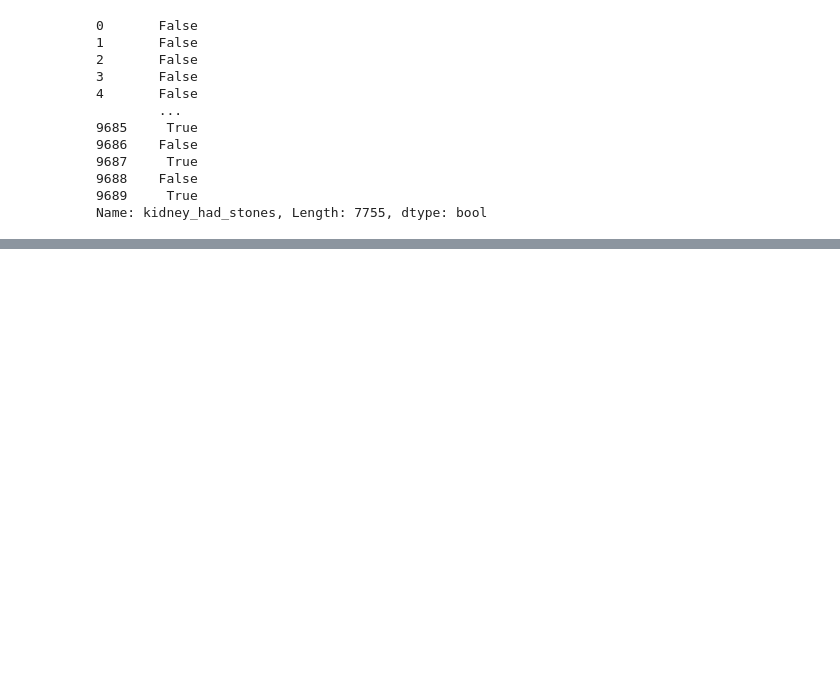
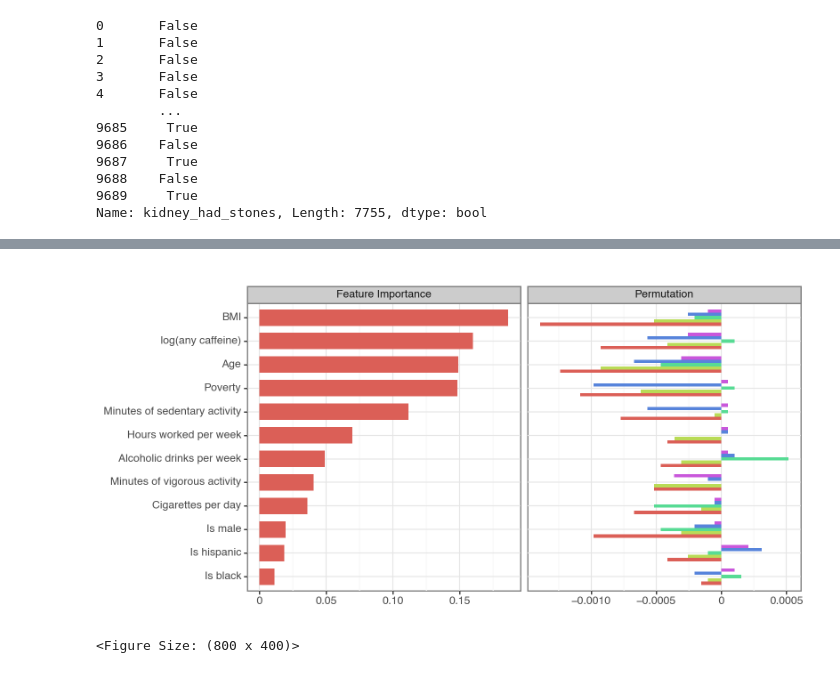
Before and after one commit to mcanearm/YGTBKM, a Jupyter notebook: paper/models/RF.ipynb, the cells around one changed output, grey strips where cells are left out. Saved outputs shown, nothing was run; the diff lists cells and outputs as text; code cells hidden in the pictures; blank space fills up the shorter version.

```diff
--- a/paper/models/RF.ipynb
+++ b/paper/models/RF.ipynb
@@ -153,0 +207,2 @@ plt.show()
+# %%
+perm_forest_importances.columns = [f"Fold_{i}" for i in range(5)]
@@ -153,0 +223,38 @@ plt.show()
+# %%
+# perm_forest_importances.assign(method="perm")
+importance_df = (
+    pd.DataFrame(forest_importances).assign(method="Feature Importance").assign(fold="Fold_0")
+)
+importance_df.columns = ["importance", "method", "fold"]
+importance_df = importance_df.reset_index(names="feature")
+
+perm_forest_df = (
+    perm_forest_importances.reset_index(names="feature")
+    .assign(method="Permutation")
+    .melt(id_vars=["feature", "method"], var_name="fold", value_name="importance")
+)
+
+categories = pd.DataFrame(importance_df.sort_values("importance")["feature"]).reset_index(drop=True).reset_index(names="id")
+# importance_df["feature"] = pd.Categorical(importance_df["feature"], categories=categories)
+# perm_forest_df["feature"] = pd.Categorical(perm_forest_df["feature"], categories=categories)
+
+
+
+# perm_forest_df
+plot_df = pd.concat([importance_df, perm_forest_df]).merge(categories, left_on="feature", right_on="feature")
+# importance_df.merge(perm_forest_df, left_on="feature", right_on="feature")
+#
+# plot_df.sort_values(["method", "importance"])
+
+
+(
+    ggplot(data=plot_df, mapping=aes(x="reorder(feature, id)", y="importance", fill="fold"))
+    + coord_flip()
+    + facet_wrap("~method", scales="free_x")
+    + geom_bar(stat="identity", position="dodge", show_legend=False, width=0.7)
+    + theme_bw()
+    + theme(axis_title_x = element_blank(), axis_title_y=element_blank(), figure_size=(6, 4))
+)
+# %% [output]
+[figure, added]
+<Figure Size: (800 x 400)>
```
Also changed, not shown: parts of 9 cells of this notebook, 1 other file.
